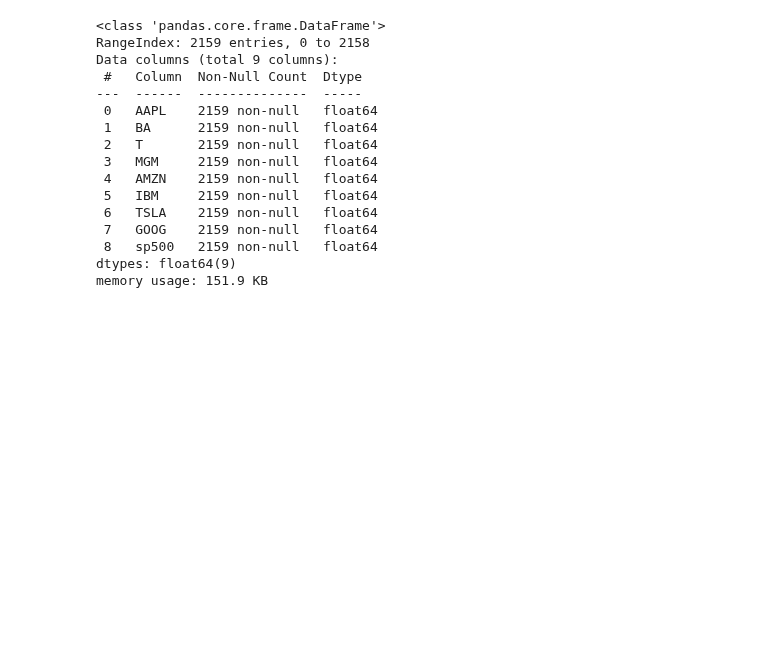
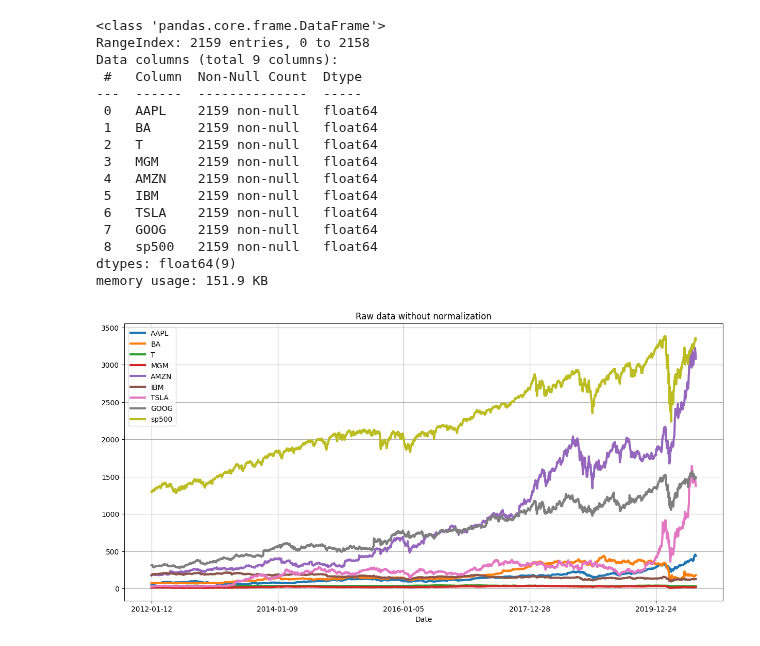
Before and after one commit to rizaho/ml_for_financial_analysis, a Jupyter notebook: Stocks_Data_Analysis_and_Visualization.ipynb, the cells around one changed output. Drawn from its saved outputs; the diff is of its cells as text; code cells hidden in the pictures; blank space fills up the shorter version.

```diff
--- a/Stocks_Data_Analysis_and_Visualization.ipynb
+++ b/Stocks_Data_Analysis_and_Visualization.ipynb
@@ -161,6 +161,10 @@ dtypes: float64(9)
 memory usage: 151.9 KB
 # %%
 def show_plot(df, fig_title):
-  df.plot(x='Date', fig_size=(15, 7), linewidth=3, title=fig_title)
+  df.plot(x='Date', figsize=(15, 7), linewidth=3, title=fig_title)
   plt.grid()
   plt.show()
+# %%
+show_plot(stocks_df, "Raw data without normalization")
+# %% [output]
+[figure, added]
```
